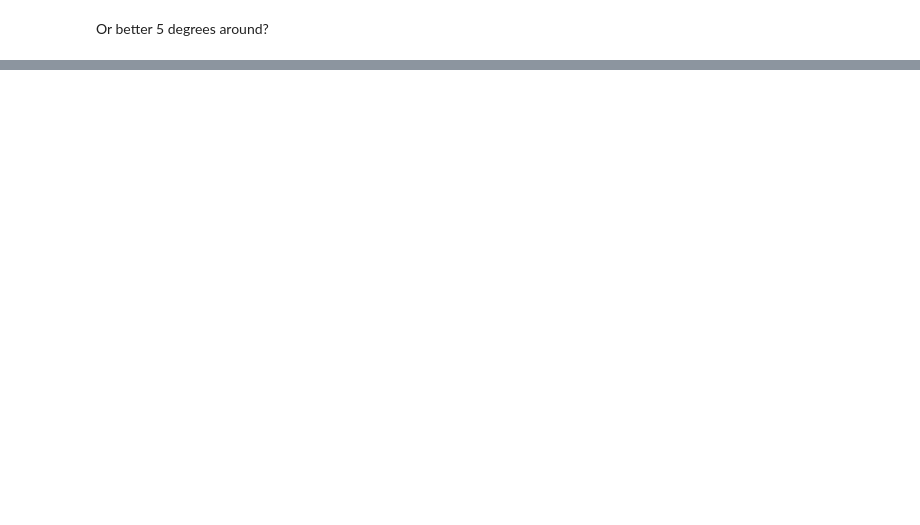
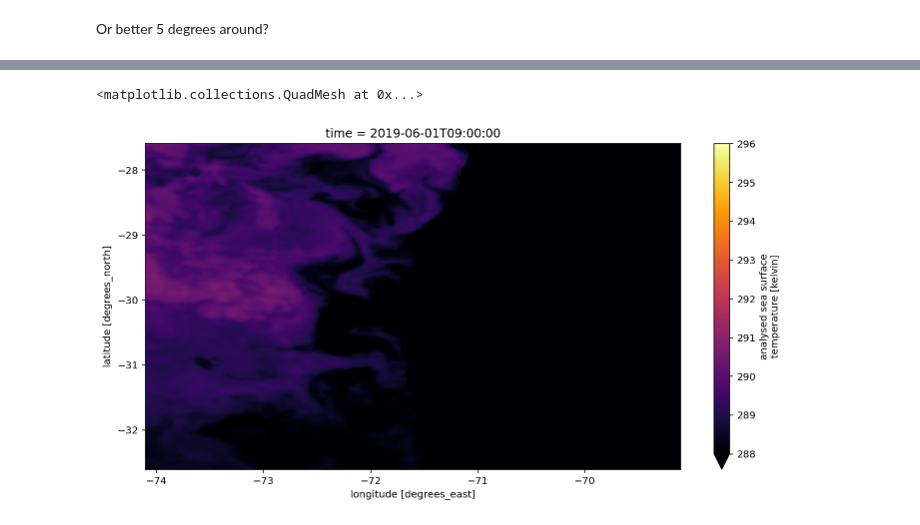
Before and after one commit to oceanhackweek/ohw20-proj-marine-heat-waves, a Jupyter notebook: get_aws_satellite_xarray_MHW.ipynb, the cells around one changed output, grey strips where cells are left out. Cells and saved outputs as stored; diff of their text form; code cells hidden in the pictures; blank space fills up the shorter version.

Commit message:
fixed error, region for all time

```diff
--- a/get_aws_satellite_xarray_MHW.ipynb
+++ b/get_aws_satellite_xarray_MHW.ipynb
@@ -210,6 +265,6 @@ Wall time: 17.9 s
 # %%
 %%time
 
-subset_CL = ds_sst['analysed_sst'].sel(time='2019-06-01',lat=slice(-31.7-2.5,-31.7+2.5),lon=slice(114.5-2.5,114.5+2.5))
-
-subset_AU.plot(vmin=288,vmax=296,cmap='inferno')
+subset_CLt1 = ds_sst['analysed_sst'].sel(time='2019-06-01',lat=slice(-30.1-2.5,-30.1+2.5),lon=slice(-71.6-2.5,-71.6+2.5))
+subset_CLt1.plot(vmin=288,vmax=296,cmap='inferno')
+# %% [output]
@@ -215,0 +273,2 @@ subset_AU.plot(vmin=288,vmax=296,cmap='inferno')
+<matplotlib.collections.QuadMesh at 0x...>
+[figure, added]
```
Also changed, not shown: parts of 6 cells of this notebook.
